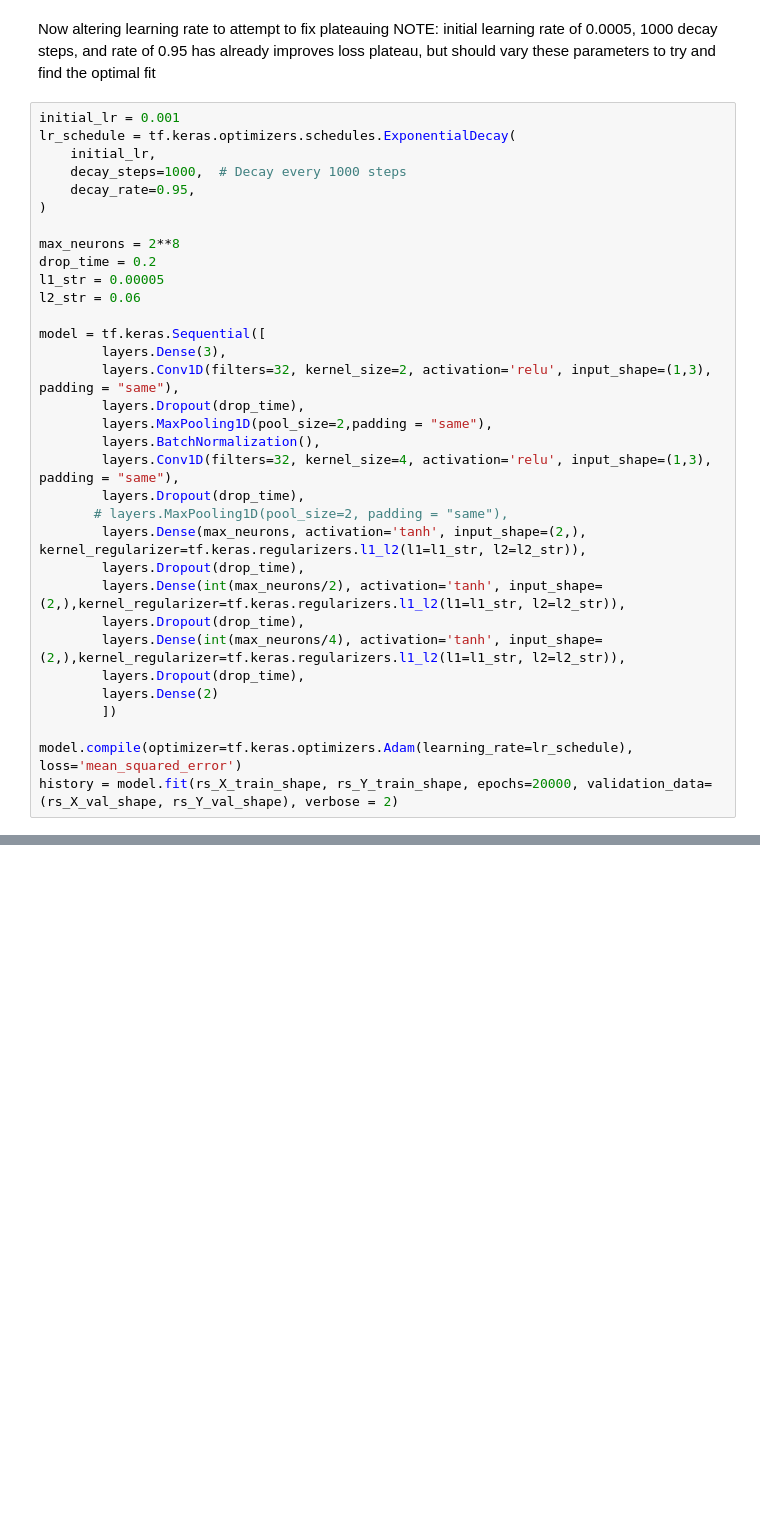
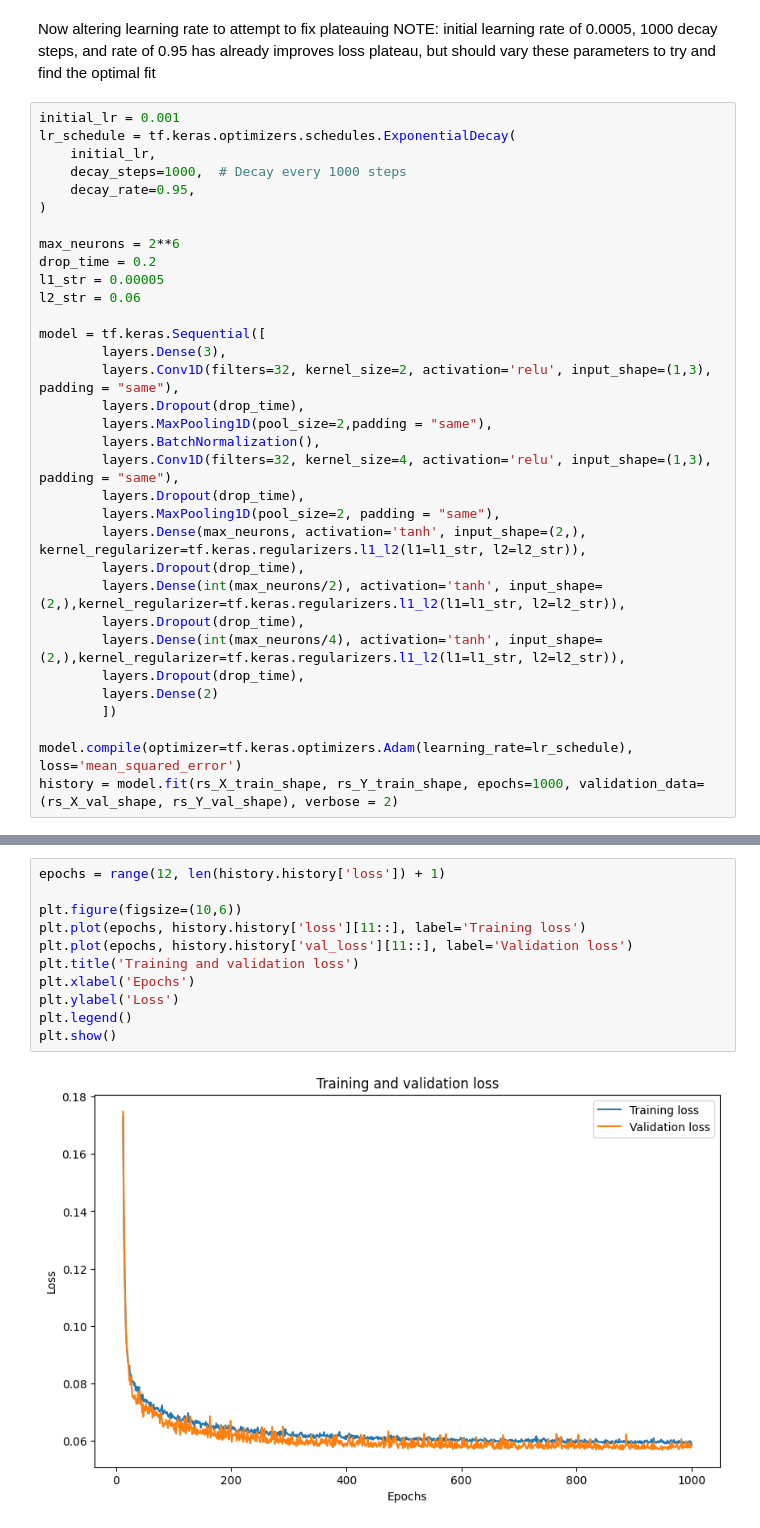
Before and after one commit to ubsuny/ML_LCVR-CP2P2024, a Jupyter notebook: model_fitting.ipynb, the cells around one changed output, grey strips where cells are left out. Cells and saved outputs as stored; diff of their text form; blank space fills up the shorter version.

```diff
--- a/model_fitting.ipynb
+++ b/model_fitting.ipynb
@@ -747,7 +780,7 @@ lr_schedule = tf.keras.optimizers.schedules.ExponentialDecay(
     decay_rate=0.95,
 )
 
-max_neurons = 2**8
+max_neurons = 2**6
 drop_time = 0.2
 l1_str = 0.00005
 l2_str = 0.06
@@ -760,7 +793,7 @@ model = tf.keras.Sequential([
         layers.BatchNormalization(),
         layers.Conv1D(filters=32, kernel_size=4, activation='relu', input_shape=(1,3), padding = "same"),
         layers.Dropout(drop_time),
-       # layers.MaxPooling1D(pool_size=2, padding = "same"),
+        layers.MaxPooling1D(pool_size=2, padding = "same"),
         layers.Dense(max_neurons, activation='tanh', input_shape=(2,), kernel_regularizer=tf.keras.regularizers.l1_l2(l1=l1_str, l2=l2_str)),
         layers.Dropout(drop_time),
         layers.Dense(int(max_neurons/2), activation='tanh', input_shape=(2,),kernel_regularizer=tf.keras.regularizers.l1_l2(l1=l1_str, l2=l2_str)),
@@ -771,5 +804,5 @@ model = tf.keras.Sequential([
         ])
 
 model.compile(optimizer=tf.keras.optimizers.Adam(learning_rate=lr_schedule), loss='mean_squared_error')
-history = model.fit(rs_X_train_shape, rs_Y_train_shape, epochs=20000, validation_data=(rs_X_val_shape, rs_Y_val_shape), verbose = 2)
+history = model.fit(rs_X_train_shape, rs_Y_train_shape, epochs=1000, validation_data=(rs_X_val_shape, rs_Y_val_shape), verbose = 2)
 # %% [output]
@@ -793,0 +826,13 @@ KeyboardInterrupt:
+# %%
+epochs = range(12, len(history.history['loss']) + 1)
+
+plt.figure(figsize=(10,6))
+plt.plot(epochs, history.history['loss'][11::], label='Training loss')
+plt.plot(epochs, history.history['val_loss'][11::], label='Validation loss')
+plt.title('Training and validation loss')
+plt.xlabel('Epochs')
+plt.ylabel('Loss')
+plt.legend()
+plt.show()
+# %% [output]
+[figure, added]
```
Also changed, not shown: parts of 13 cells of this notebook.
